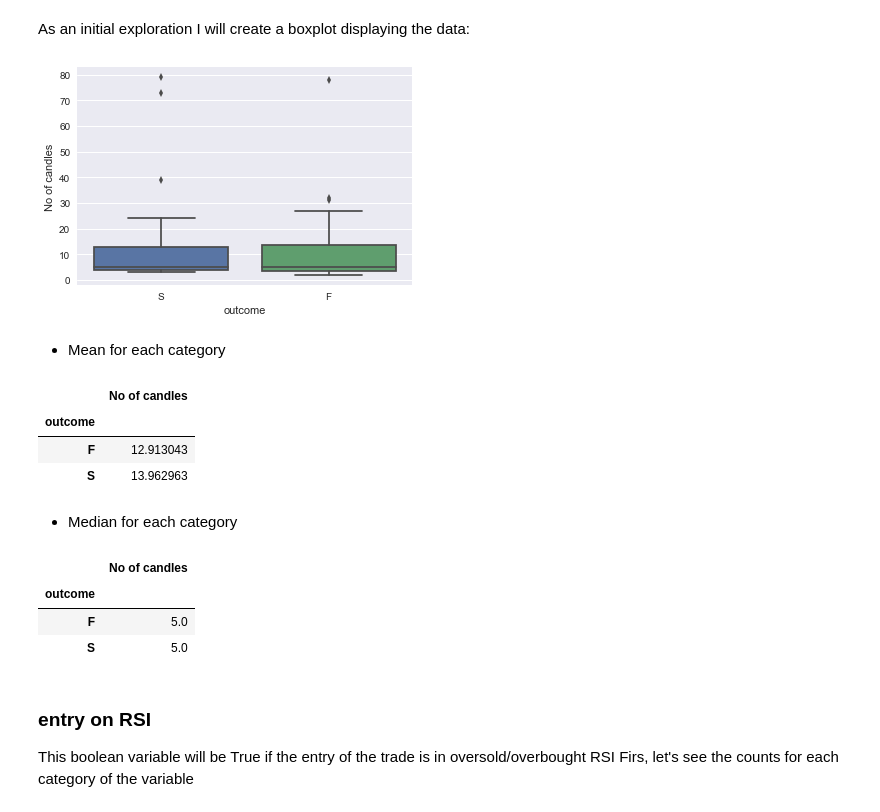
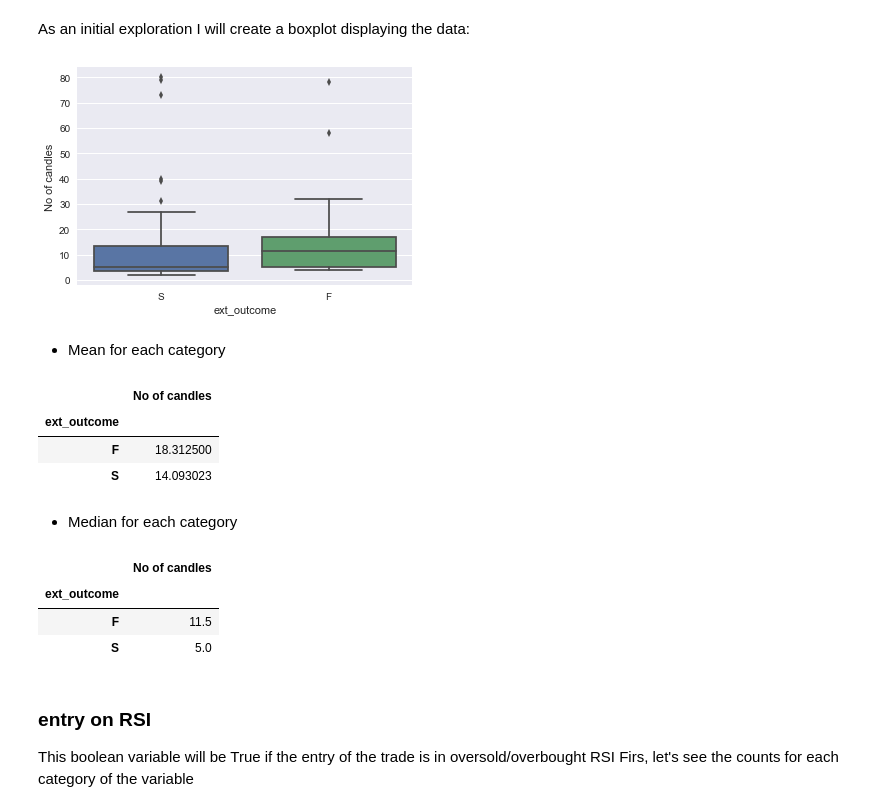
Before and after one commit to FOREXfunguru/FOREX, a Jupyter notebook: notebooks/Binary_classifier_using_ML.ipynb, the cells around one changed output. Saved outputs shown, nothing was run; the diff lists cells and outputs as text; code cells hidden in the pictures.

```diff
--- a/notebooks/Binary_classifier_using_ML.ipynb
+++ b/notebooks/Binary_classifier_using_ML.ipynb
@@ -96,0 +91,4 @@ Name: outcome, dtype: int64
+# %%
+outcome_ix=5 # 4=outcome and 5= ext_outcome
+outcome_lab="ext_outcome"
+contDF.iloc[:,outcome_ix].value_counts()
@@ -254,26 +204,26 @@ contDF_dropna=contDF.dropna(subset=['No of candles'])
 # %% [markdown]
 As an initial exploration I will create a boxplot displaying the data:
 # %%
-ax = sns.boxplot(x="outcome", y="No of candles", data=contDF_dropna)
+ax = sns.boxplot(x=outcome_lab, y="No of candles", data=contDF_dropna)
 # %% [output]
-[figure, old version]
+[figure, new version]
 # %% [markdown]
 * Mean for each category
 # %%
-contDF.groupby(['outcome']).agg({'No of candles': 'mean'})
+contDF.groupby(outcome_lab).agg({'No of candles': 'mean'})
 # %% [output]
 |  | No of candles |
-| outcome |  |
-| F | 12.913043 |
-| S | 13.962963 |
+| ext_outcome |  |
+| F | 18.312500 |
+| S | 14.093023 |
 # %% [markdown]
 * Median for each category
 # %%
-contDF.groupby(['outcome']).agg({'No of candles': 'median'})
+contDF.groupby(outcome_lab).agg({'No of candles': 'median'})
 # %% [output]
 |  | No of candles |
-| outcome |  |
-| F | 5.0 |
+| ext_outcome |  |
+| F | 11.5 |
 | S | 5.0 |
 # %% [markdown]
 ### entry on RSI
```
Also changed, not shown: parts of 69 cells of this notebook.
